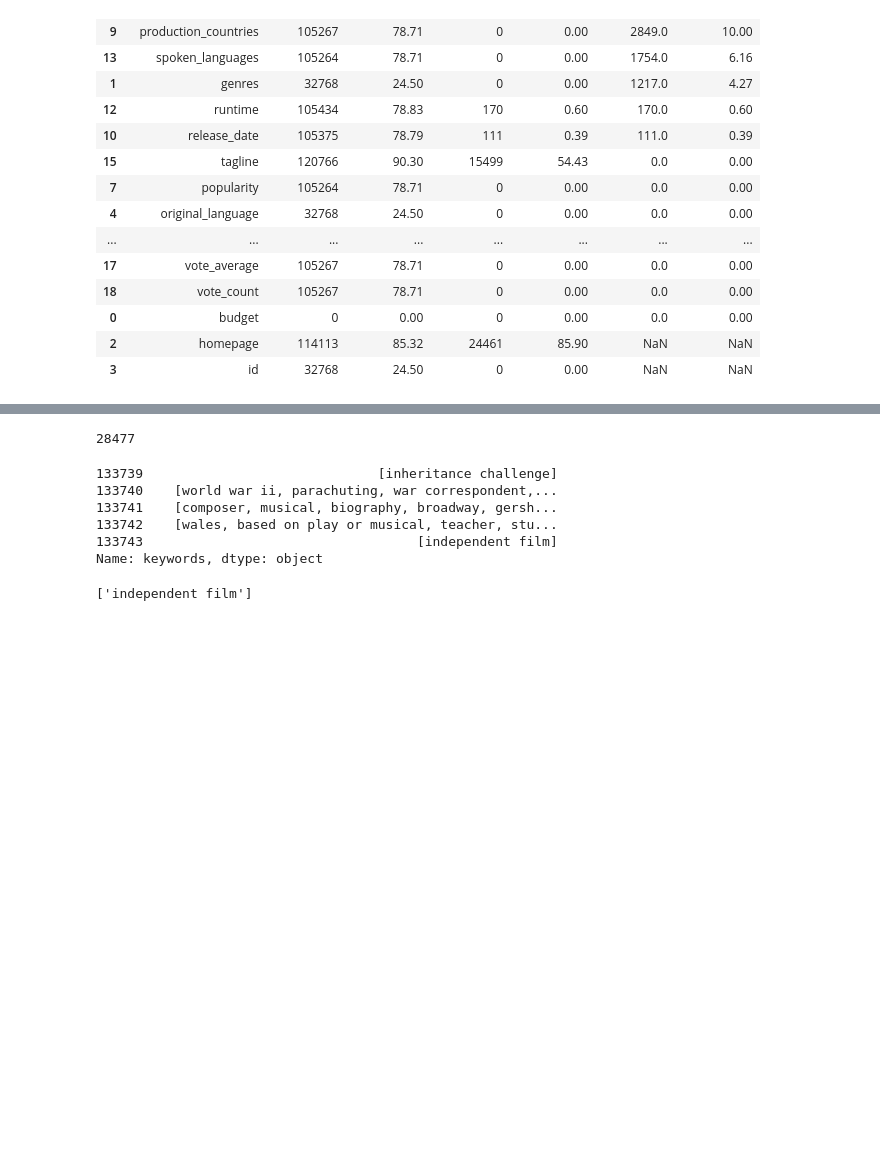
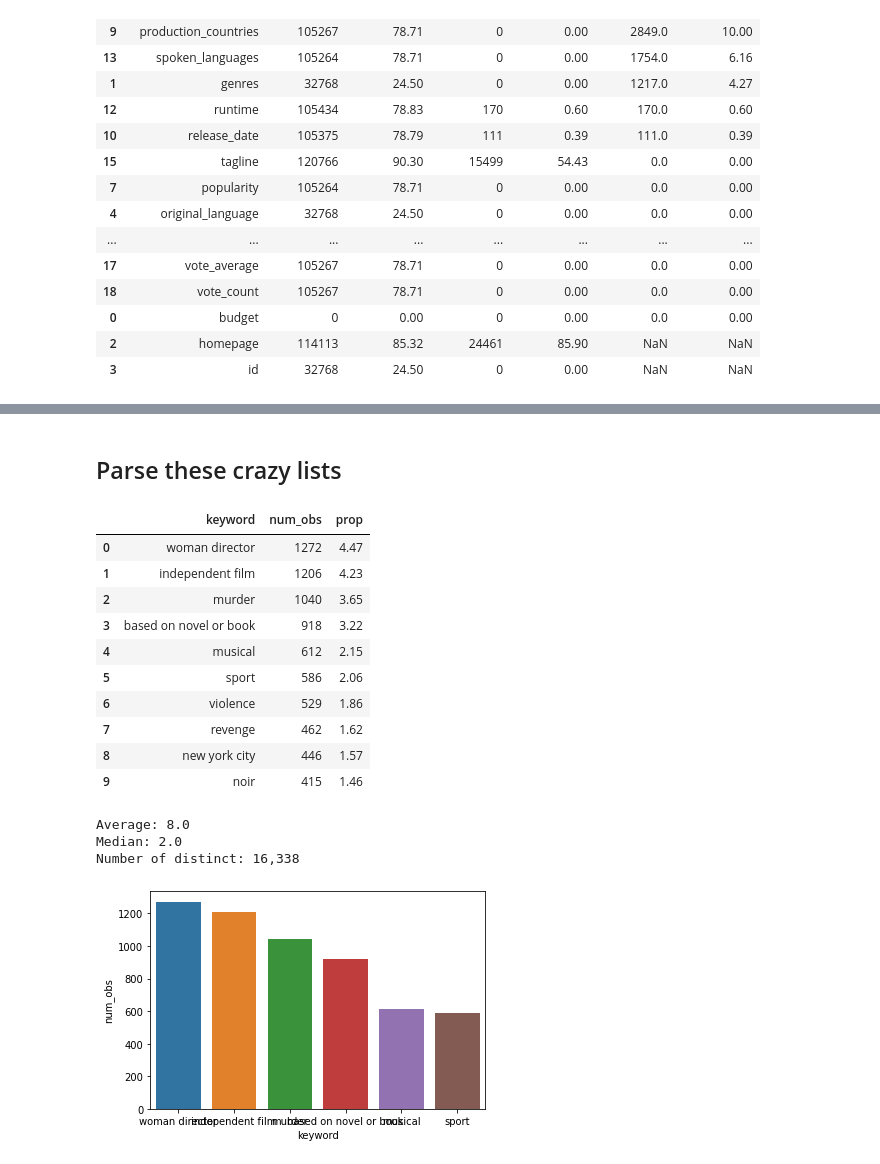
Before and after one commit to ChristopherDaigle/movie_ds_model, a Jupyter notebook: movie_data_analysis.ipynb, the cells around one changed output, grey strips where cells are left out. Cells and saved outputs as stored; diff of their text form; code cells hidden in the pictures; blank space fills up the shorter version.

Commit message:
feat: identify most common elements of poorly formated columns

```diff
--- a/movie_data_analysis.ipynb
+++ b/movie_data_analysis.ipynb
@@ -233,17 +229,2 @@ True
-# %%
-df['keywords'].shape[0]
-# %% [output]
-28477
-# %%
-df['keywords'].tail()
-# %% [output]
-133739                              [inheritance challenge]
-133740    [world war ii, parachuting, war correspondent,...
-133741    [composer, musical, biography, broadway, gersh...
-133742    [wales, based on play or musical, teacher, stu...
-133743                                   [independent film]
-Name: keywords, dtype: object
-# %%
-df['keywords'][133743]
-# %% [output]
-['independent film']
+# %% [markdown]
+## Parse these crazy lists
@@ -249,0 +236,26 @@ df['keywords'][133743]
+# %%
+kw_info = pd.DataFrame.from_dict(unique_kw, orient='index', columns=['num_obs']).sort_values('num_obs', ascending=False)
+kw_info['prop'] = round(kw_info['num_obs'] / df.shape[0], 4) * 100
+kw_info = kw_info.reset_index().rename(columns={'index': 'keyword'})
+display(kw_info.head(10))
+sns.barplot(x=kw_info['keyword'].head(6), y=kw_info['num_obs'].head(6));
+print("Average: {:,}".format(round(np.mean(kw_info['num_obs']))))
+print("Median: {:,}".format(round(np.median(kw_info['num_obs']))))
+print("Number of distinct: {:,}".format(kw_info.shape[0]))
+top_ten_kw = list(kw_info['keyword'].head(10))
+# %% [output]
+|  | keyword | num_obs | prop |
+| 0 | woman director | 1272 | 4.47 |
+| 1 | independent film | 1206 | 4.23 |
+| 2 | murder | 1040 | 3.65 |
+| 3 | based on novel or book | 918 | 3.22 |
+| 4 | musical | 612 | 2.15 |
+| 5 | sport | 586 | 2.06 |
+| 6 | violence | 529 | 1.86 |
+| 7 | revenge | 462 | 1.62 |
+| 8 | new york city | 446 | 1.57 |
+| 9 | noir | 415 | 1.46 |
+Average: 8.0
+Median: 2.0
+Number of distinct: 16,338
+[figure, added]
```
Also changed, not shown: parts of 8 cells of this notebook.
